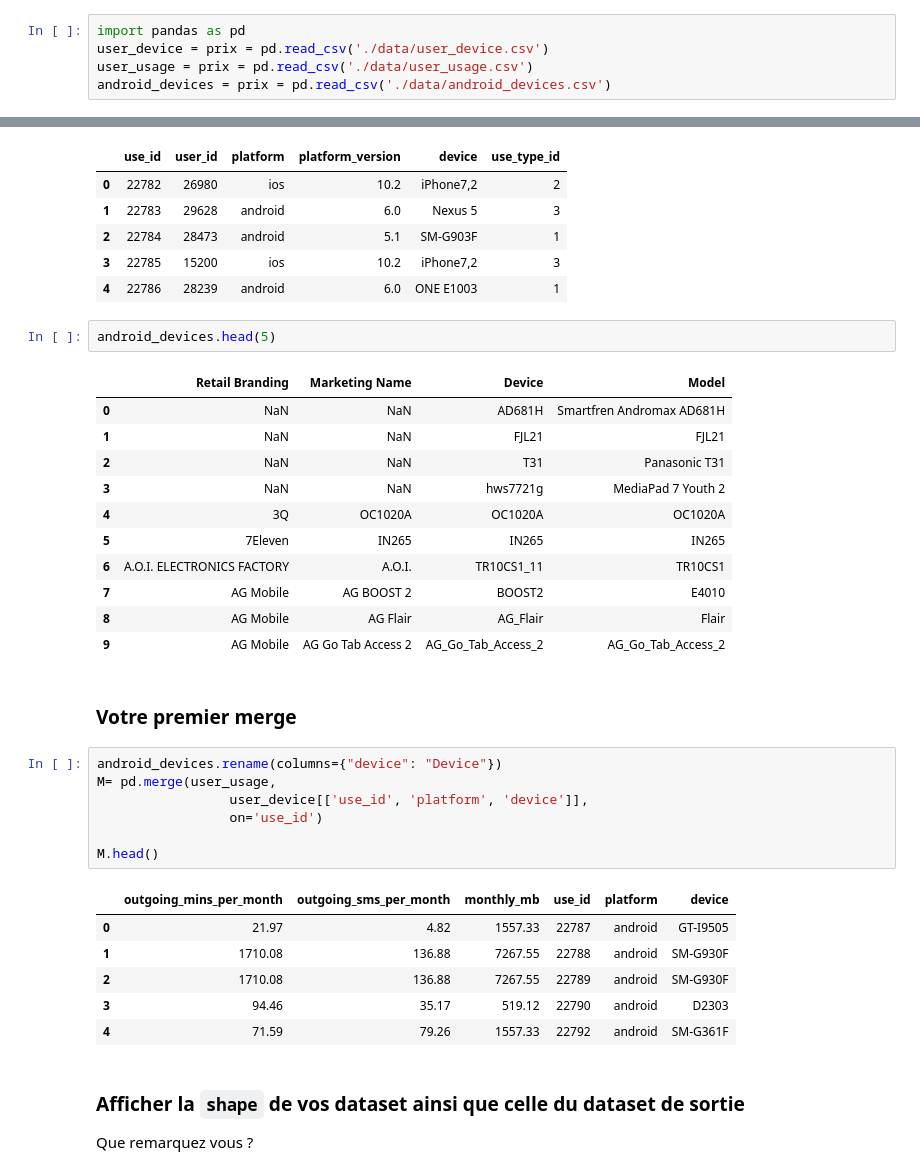
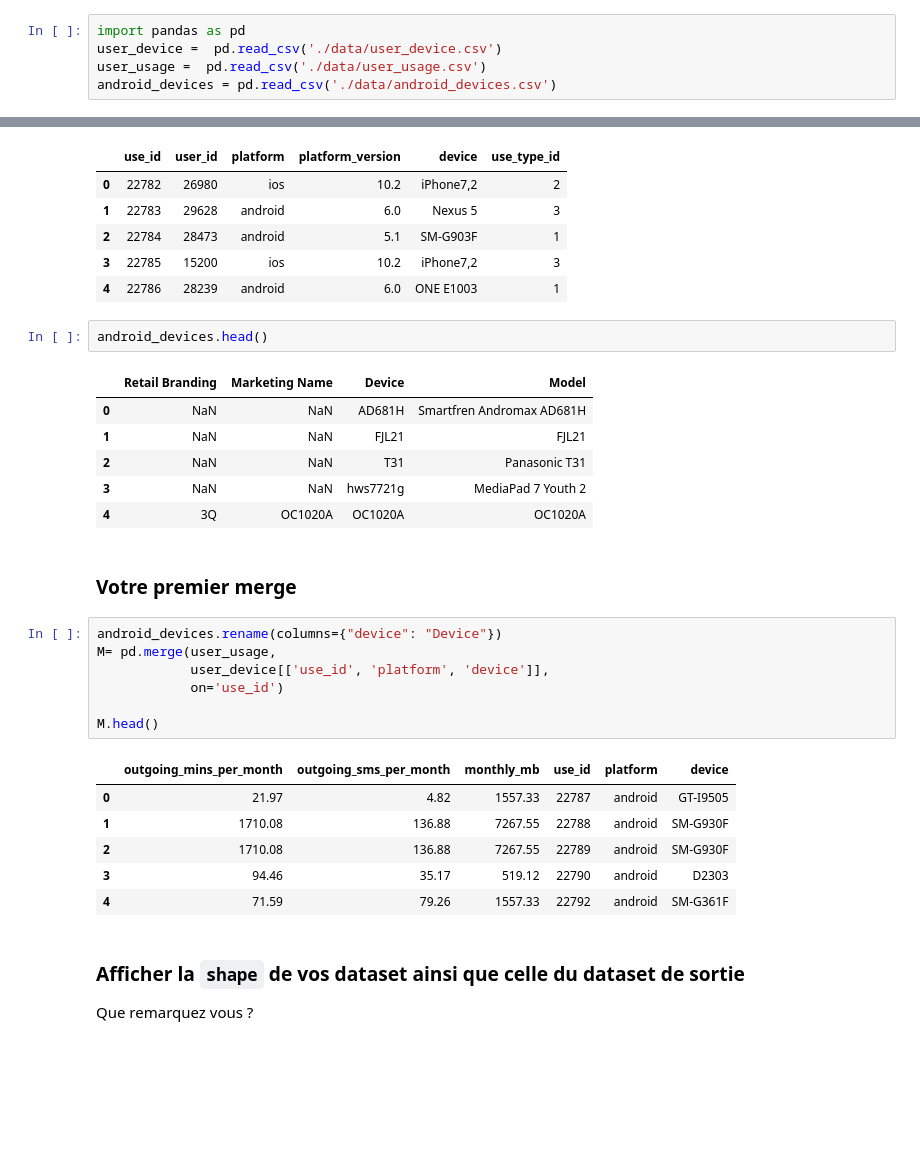
Before and after one commit to abbesdjilali/python_EDA, a Jupyter notebook: pandas/PandasMerge.ipynb, the cells around one changed output, grey strips where cells are left out. Drawn from its saved outputs; the diff is of its cells as text; blank space fills up the shorter version.

```diff
--- a/pandas/PandasMerge.ipynb
+++ b/pandas/PandasMerge.ipynb
@@ -6,9 +6,9 @@ Dans la science de données on a souvent besoin de fusionner des tableaux. On pe
 ### Importer pandas et les dataset `user_device.csv`, `user_usage.csv` et `android_devices.csv`
 # %%
 import pandas as pd
-user_device = prix = pd.read_csv('./data/user_device.csv')
-user_usage = prix = pd.read_csv('./data/user_usage.csv')
-android_devices = prix = pd.read_csv('./data/android_devices.csv')
+user_device =  pd.read_csv('./data/user_device.csv')
+user_usage =  pd.read_csv('./data/user_usage.csv')
+android_devices = pd.read_csv('./data/android_devices.csv')
 # %% [markdown]
 ### Importer les dataset & renommer la colonne `Branding` du dataset `android_devices.csv`
 # %%
@@ -48,26 +48,21 @@ user_device.head()
 | 3 | 22785 | 15200 | ios | 10.2 | iPhone7,2 | 3 |
 | 4 | 22786 | 28239 | android | 6.0 | ONE E1003 | 1 |
 # %%
-android_devices.head(5)
+android_devices.head()
 # %% [output]
 |  | Retail Branding | Marketing Name | Device | Model |
 | 0 | NaN | NaN | AD681H | Smartfren Andromax AD681H |
 | 1 | NaN | NaN | FJL21 | FJL21 |
 | 2 | NaN | NaN | T31 | Panasonic T31 |
 | 3 | NaN | NaN | hws7721g | MediaPad 7 Youth 2 |
 | 4 | 3Q | OC1020A | OC1020A | OC1020A |
-| 5 | 7Eleven | IN265 | IN265 | IN265 |
-| 6 | A.O.I. ELECTRONICS FACTORY | A.O.I. | TR10CS1_11 | TR10CS1 |
-| 7 | AG Mobile | AG BOOST 2 | BOOST2 | E4010 |
-| 8 | AG Mobile | AG Flair | AG_Flair | Flair |
-| 9 | AG Mobile | AG Go Tab Access 2 | AG_Go_Tab_Access_2 | AG_Go_Tab_Access_2 |
 # %% [markdown]
 ### Votre premier merge
 # %%
 android_devices.rename(columns={"device": "Device"})
 M= pd.merge(user_usage,
-                 user_device[['use_id', 'platform', 'device']],
-                 on='use_id')
+            user_device[['use_id', 'platform', 'device']],
+            on='use_id')
 
 M.head()
 # %% [output]
```
Also changed, not shown: parts of 7 cells of this notebook.
